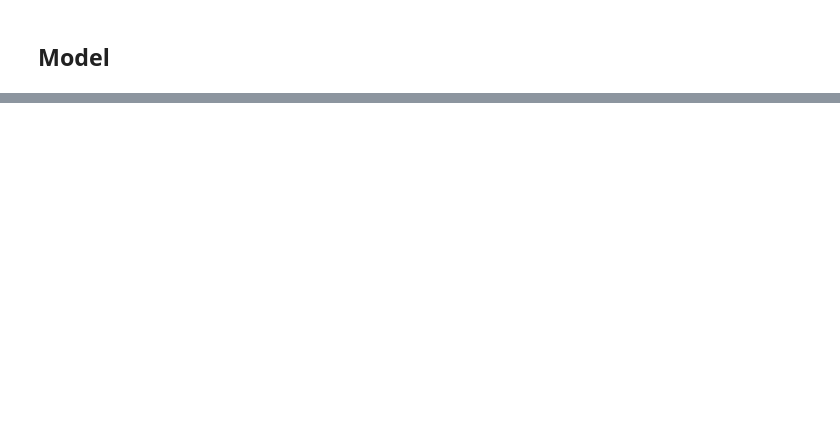
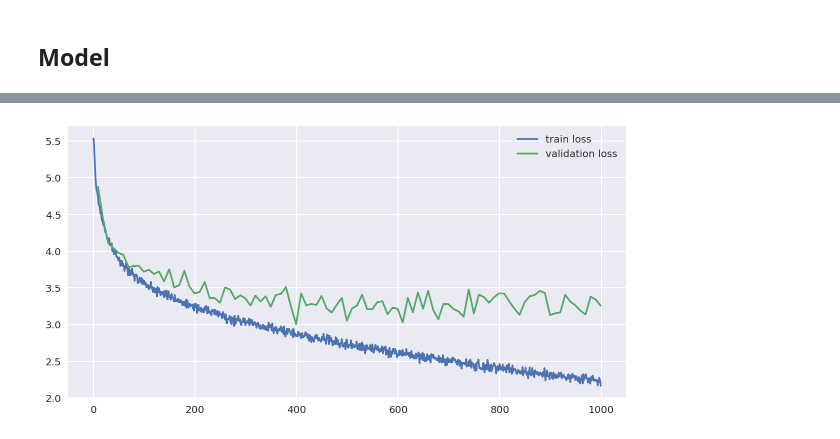
Before and after one commit to Robert-Aduviri/McKinsey-hackathon-recommendation-design, a Jupyter notebook: Step 2 - Preprocessing.ipynb, the cells around one changed output, grey strips where cells are left out. Saved outputs shown, nothing was run; the diff lists cells and outputs as text; code cells hidden in the pictures; blank space fills up the shorter version.

```diff
--- a/Step 2 - Preprocessing.ipynb
+++ b/Step 2 - Preprocessing.ipynb
@@ -131,0 +393,4 @@ train_data.head()
+# %%
+plot_losses(train_losses, validation_losses, validate_every // plot_every)
+# %% [output]
+[figure, added]
```
Also changed, not shown: parts of 47 cells of this notebook, 1 other file.
